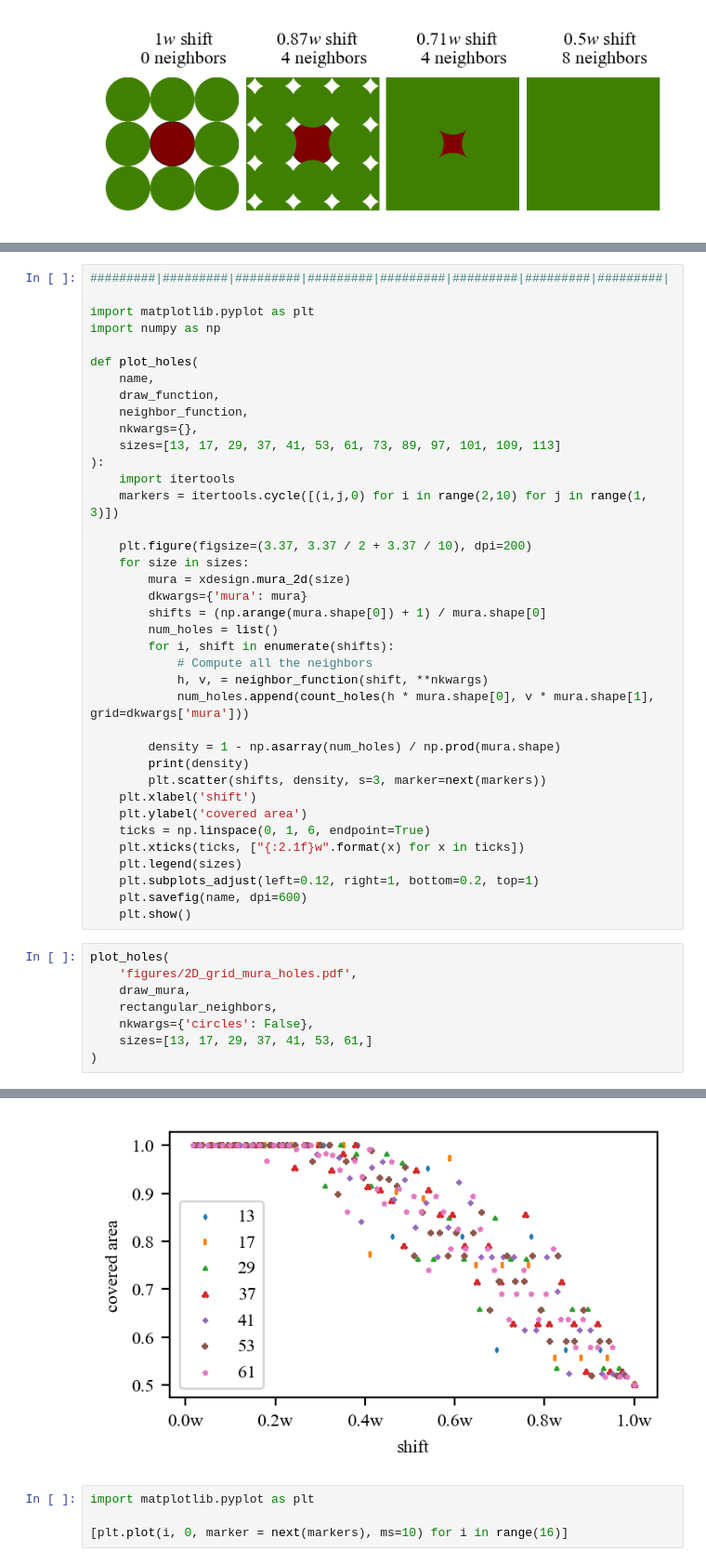
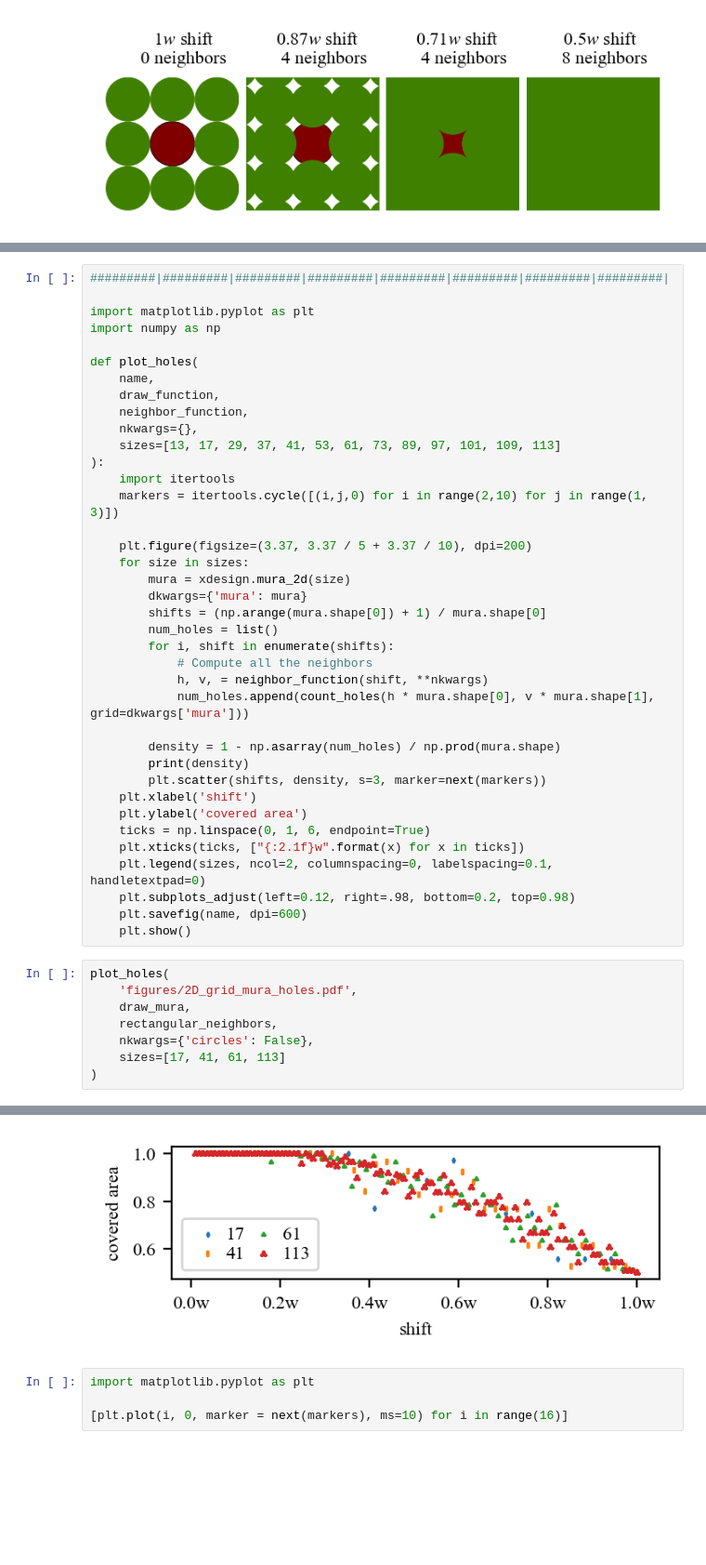
Before and after one commit to carterbox/vigilant-train, a Jupyter notebook: overlap-area.ipynb, the cells around one changed output, grey strips where cells are left out. Shown at 93% size. Cells and saved outputs as stored; diff of their text form; blank space fills up the shorter version.

```diff
--- a/overlap-area.ipynb
+++ b/overlap-area.ipynb
@@ -361,7 +361,7 @@ def plot_holes(
     import itertools
     markers = itertools.cycle([(i,j,0) for i in range(2,10) for j in range(1, 3)])
 
-    plt.figure(figsize=(3.37, 3.37 / 2 + 3.37 / 10), dpi=200)
+    plt.figure(figsize=(3.37, 3.37 / 5 + 3.37 / 10), dpi=200)
     for size in sizes:
         mura = xdesign.mura_2d(size)
         dkwargs={'mura': mura}
@@ -379,8 +379,8 @@ def plot_holes(
     plt.ylabel('covered area')
     ticks = np.linspace(0, 1, 6, endpoint=True)
     plt.xticks(ticks, ["{:2.1f}w".format(x) for x in ticks])
-    plt.legend(sizes)
-    plt.subplots_adjust(left=0.12, right=1, bottom=0.2, top=1)
+    plt.legend(sizes, ncol=2, columnspacing=0, labelspacing=0.1, handletextpad=0)
+    plt.subplots_adjust(left=0.12, right=.98, bottom=0.2, top=0.98)
     plt.savefig(name, dpi=600)
     plt.show()
 # %%
@@ -389,6 +389,6 @@ plot_holes(
     draw_mura,
     rectangular_neighbors,
     nkwargs={'circles': False},
-    sizes=[13, 17, 29, 37, 41, 53, 61,]
+    sizes=[17, 41, 61, 113]
 )
 # %% [output]
@@ -412,4 +412,4 @@ MURA is length 29
-[figure, old version]
+[figure, new version]
 # %%
 import matplotlib.pyplot as plt
 
```
Also changed, not shown: parts of 5 cells of this notebook, 14 other files.
